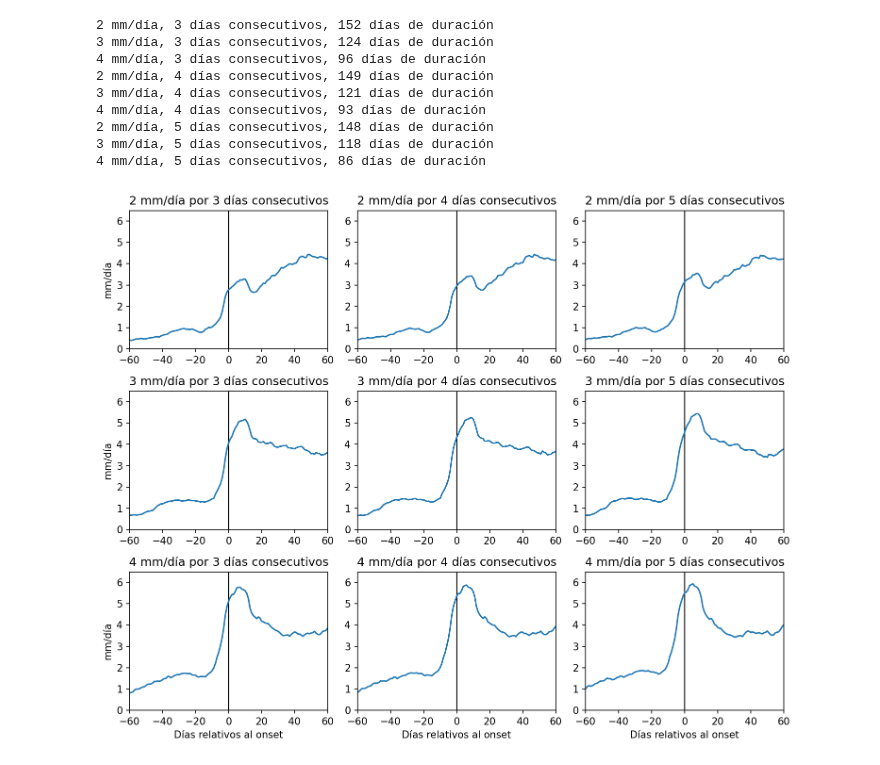
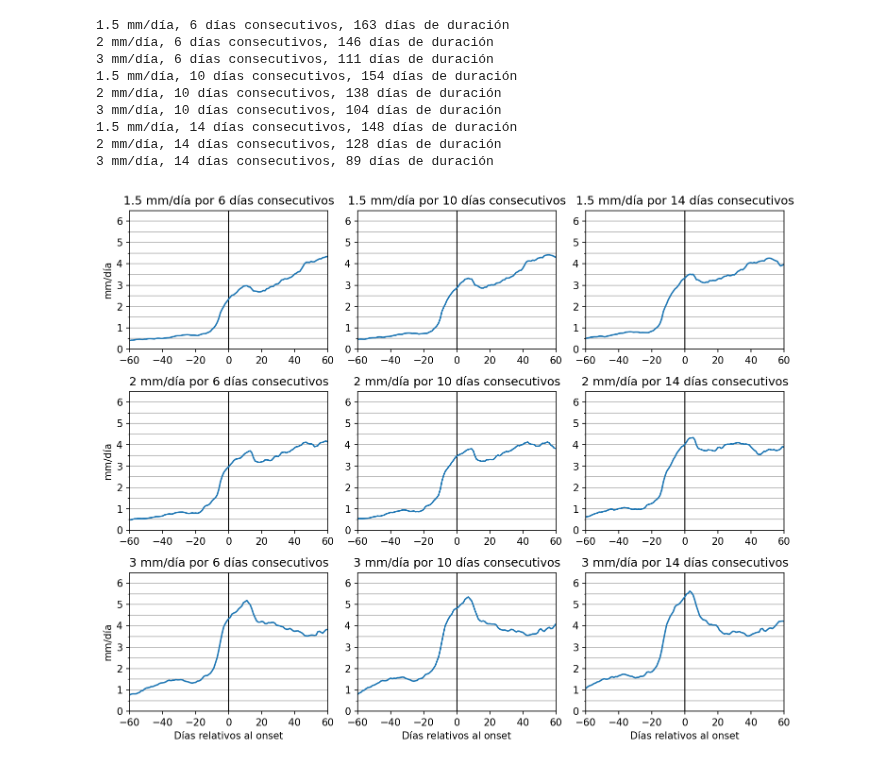
Before and after one commit to rodrigoms95/sequia, a Jupyter notebook: code/onset_anual_CHIRPS.ipynb, the cells around one changed output. Drawn from its saved outputs; the diff is of its cells as text; code cells hidden in the pictures.

```diff
--- a/code/onset_anual_CHIRPS.ipynb
+++ b/code/onset_anual_CHIRPS.ipynb
@@ -17,7 +10,0 @@ df_mean.index = pd.to_datetime(df_mean. index)
-# %%
-# Creamos un DataFrame con año
-# como columnas y días como filas.
-pre_df = pd.DataFrame(
-    df_mean.copy(), columns = ["percentage"] )
-
-pre_df
@@ -39,16 +11,26 @@ pre_df
 # %%
+path_r = "../results/onset/"
+fname_d = path_r  + "pre_daily_CHIRPS.csv"
+
+df_mean = pd.read_csv(fname_d, index_col = "time")
+df_mean.index = pd.to_datetime(df_mean. index)
+
+
 # Crea un índice de onset de acuerdo con
 # el umbral para n días seguidos de
 # cumplimiento con el criterio.
-umbral = [2, 3, 4]
-dias = [3, 4, 5]
+umbral = [1.5, 2, 3]
+dias = [6, 10, 14]
+
+m_i = 4
 
 n = 3
 
 lim = [6.5, 0.6]
+step = [0.5, 0.05]
 title = ["onset_criteria_CHIRPS.png", "distribucion_espacial_CHIRPS.png"]
-fig_s = [None] * 2
-axes_s = [None] * 2
+fig_s = [None] #* 2
+axes_s = [None] #* 2
 
 for i in range( len(fig_s) ):
     # Ajustes de gráficas múltiples.
@@ -106,9 +88,9 @@ for i_n, n in enumerate(dias):
         years = range(1981, 2022)
 
         for j in years:
-            # Solo utilizamos valores entre junio y diciembre.
+            # Solo utilizamos valores entre mayo y diciembre.
             df_year = df_mean_ind[ (df_mean_ind.index.year == j)
-                & df_mean_ind.index.month.isin(range(5, 12)) ]
+                & df_mean_ind.index.month.isin(range(m_i, 12)) ]
 
             row = []
 
@@ -157,40 +139,44 @@ for i_n, n in enumerate(dias):
             # Alineamos las series de tiempo.
             for j in pre_df.columns:
                 pre_df[j] = pre_df[j].shift(shift[j])
 
             # Promediamos y seleccionamos 120 días.
             pre_df = pre_df.mean(axis = 1)
             pre_df = pre_df.loc[delta - 60: delta + 60]
             pre_df.index = range(-60, 61)
 
             # Graficamos.
             axes_s[i][i_u, i_n].plot( (0, 0), (0, 7), color = "k",
                 linewidth = 1 )
             pre_df.plot(ax = axes_s[i][i_u, i_n])
 
             axes_s[i][i_u, i_n].set_title(
                 f"{u} mm/día por {n} días consecutivos")
             axes_s[i][i_u, i_n].set_xlim(-60, 60)
             axes_s[i][i_u, i_n].set_ylim(0, lim[i])
 
             if i_n == 0:
                 axes_s[i][i_u, i_n].set_ylabel("mm/día")
             if i_u == 2:
                 axes_s[i][i_u, i_n].set_xlabel("Días relativos al onset")
 
+            for ax in axes_s[i].flatten():
+                ax.set_yticks( np.arange(0, lim[i], step[i]), minor = True )
+                ax.grid( visible = True, which = "both", axis ="y" )
+
             # Separación adecuada entre gráficas.
             fig_s[i].tight_layout()
 
             # Guardamos el archivo.
             fig_s[i].savefig( path_r + title[i] )
 # %% [output]
-2 mm/día, 3 días consecutivos, 152 días de duración
-3 mm/día, 3 días consecutivos, 124 días de duración
-4 mm/día, 3 días consecutivos, 96 días de duración
-2 mm/día, 4 días consecutivos, 149 días de duración
-3 mm/día, 4 días consecutivos, 121 días de duración
-4 mm/día, 4 días consecutivos, 93 días de duración
-2 mm/día, 5 días consecutivos, 148 días de duración
-3 mm/día, 5 días consecutivos, 118 días de duración
-4 mm/día, 5 días consecutivos, 86 días de duración
+1.5 mm/día, 6 días consecutivos, 163 días de duración
+2 mm/día, 6 días consecutivos, 146 días de duración
+3 mm/día, 6 días consecutivos, 111 días de duración
+1.5 mm/día, 10 días consecutivos, 154 días de duración
+2 mm/día, 10 días consecutivos, 138 días de duración
+3 mm/día, 10 días consecutivos, 104 días de duración
+1.5 mm/día, 14 días consecutivos, 148 días de duración
+2 mm/día, 14 días consecutivos, 128 días de duración
+3 mm/día, 14 días consecutivos, 89 días de duración
-[figure, old version]
+[figure, new version]
```
Also changed, not shown: parts of 7 cells of this notebook, 8 other files.
